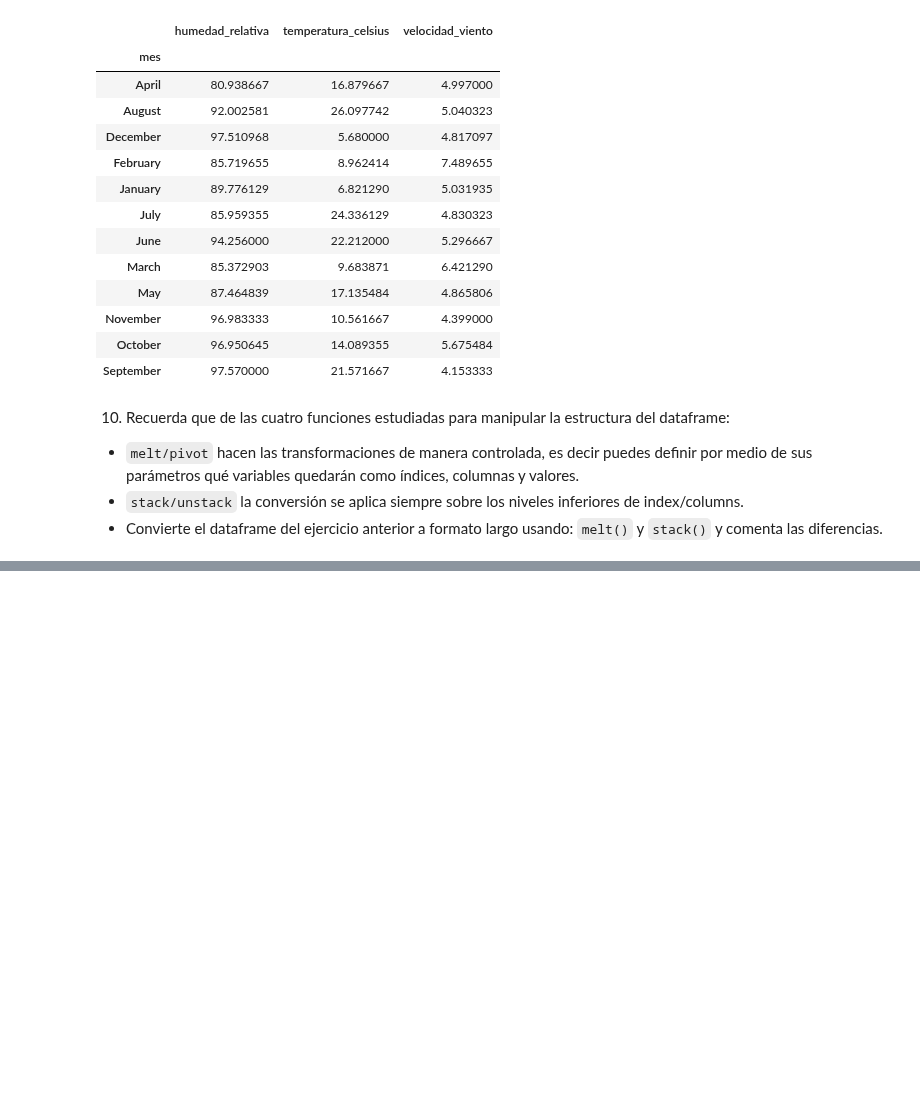
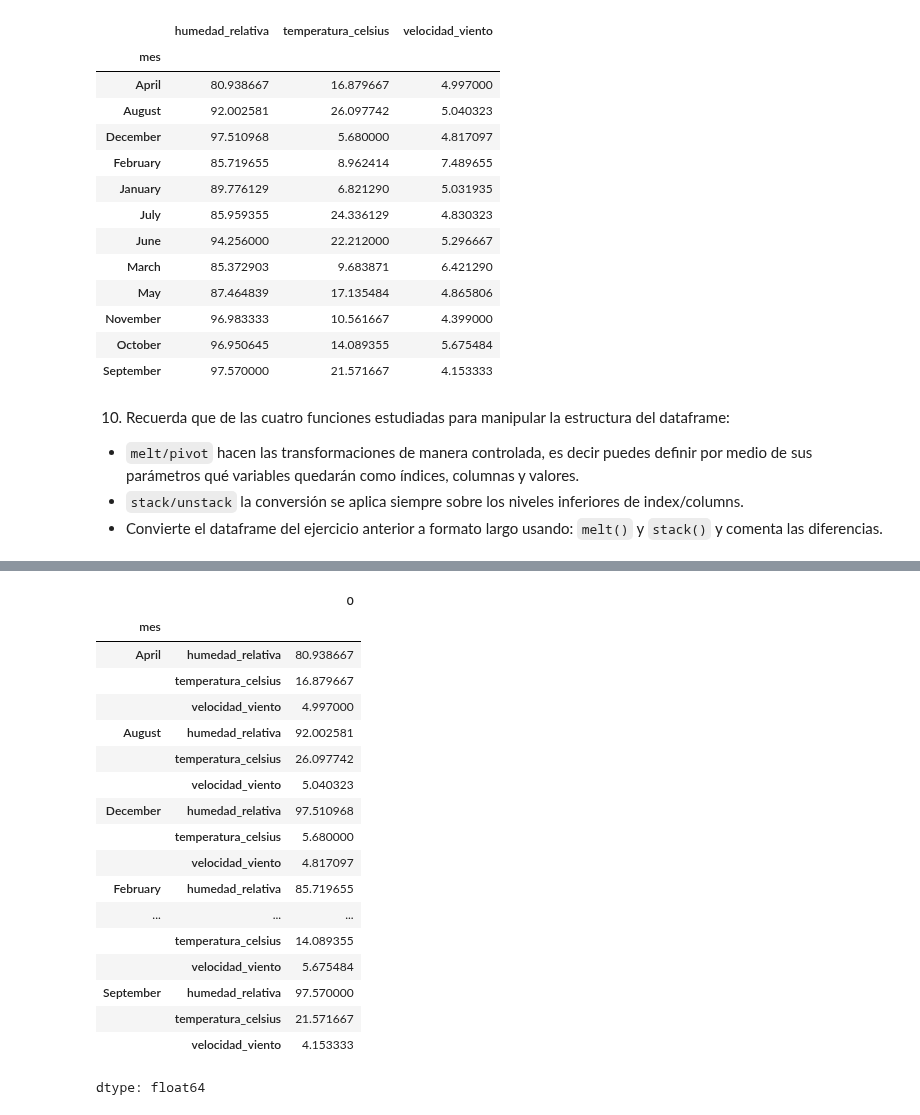
Before and after one commit to joshgc19/tc5053-datascience-A01841021-joshua-gamboa, a Jupyter notebook: Actividad2AnalisisPandas.ipynb, the cells around one changed output, grey strips where cells are left out. Drawn from its saved outputs; the diff is of its cells as text; code cells hidden in the pictures; blank space fills up the shorter version.

```diff
--- a/Actividad2AnalisisPandas.ipynb
+++ b/Actividad2AnalisisPandas.ipynb
@@ -499,0 +514,25 @@ Por ejemplo:
+# %%
+#Uso de stack
+
+indicadores_largo_stack = indicadores_mensuales_pivot.stack()
+indicadores_largo_stack
+# %% [output]
+|  |  | 0 |
+| mes |  |  |
+| April | humedad_relativa | 80.938667 |
+|  | temperatura_celsius | 16.879667 |
+|  | velocidad_viento | 4.997000 |
+| August | humedad_relativa | 92.002581 |
+|  | temperatura_celsius | 26.097742 |
+|  | velocidad_viento | 5.040323 |
+| December | humedad_relativa | 97.510968 |
+|  | temperatura_celsius | 5.680000 |
+|  | velocidad_viento | 4.817097 |
+| February | humedad_relativa | 85.719655 |
+| ... | ... | ... |
+|  | temperatura_celsius | 14.089355 |
+|  | velocidad_viento | 5.675484 |
+| September | humedad_relativa | 97.570000 |
+|  | temperatura_celsius | 21.571667 |
+|  | velocidad_viento | 4.153333 |
+dtype: float64
```
Also changed, not shown: parts of 4 cells of this notebook.
